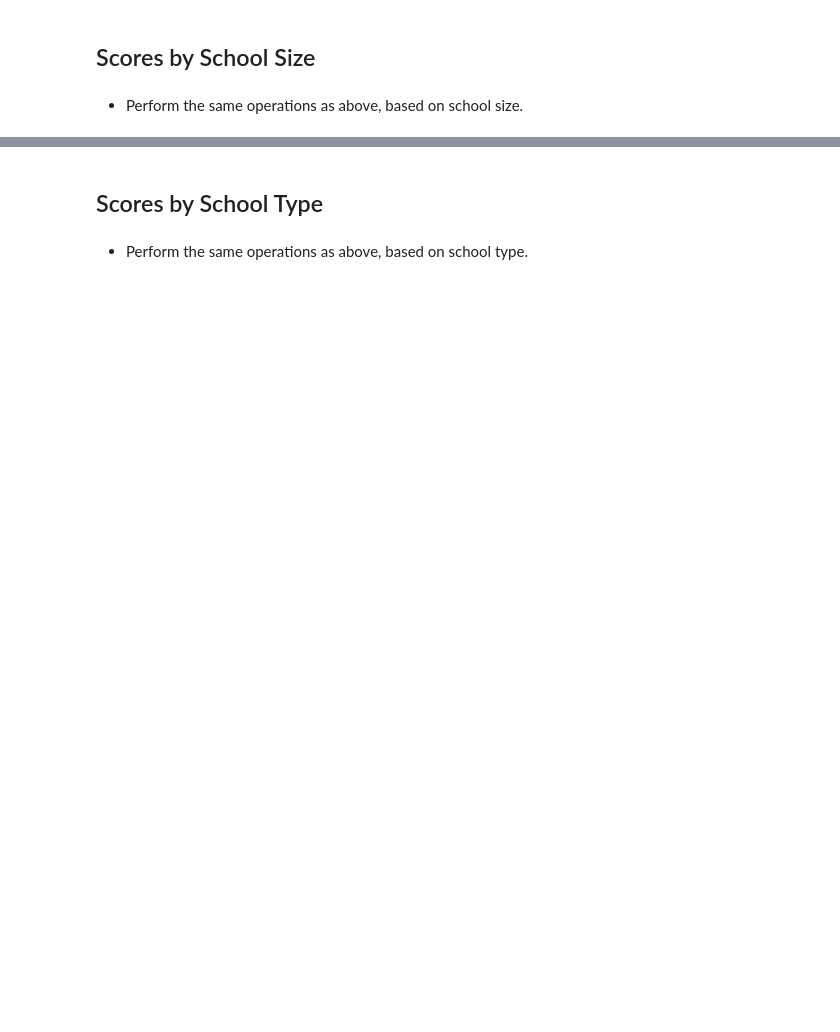
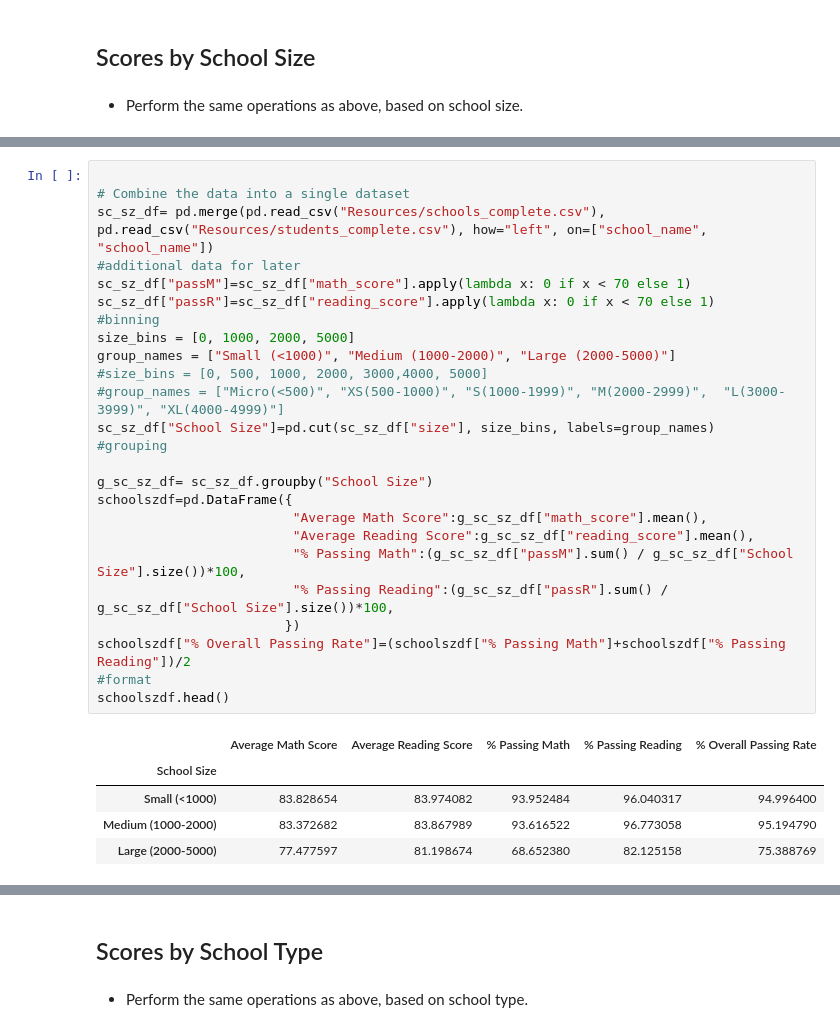
Before and after one commit to hvannia/AcademyOfPy, a Jupyter notebook: PyCitySchools.ipynb, the cells around one changed output, grey strips where cells are left out. Saved outputs shown, nothing was run; the diff lists cells and outputs as text; blank space fills up the shorter version.

```diff
--- a/PyCitySchools.ipynb
+++ b/PyCitySchools.ipynb
@@ -285,0 +294,31 @@ group_names = ["Small (<1000)", "Medium (1000-2000)", "Large (2000-5000)"]
+# %%
+
+# Combine the data into a single dataset
+sc_sz_df= pd.merge(pd.read_csv("Resources/schools_complete.csv"), pd.read_csv("Resources/students_complete.csv"), how="left", on=["school_name", "school_name"])
+#additional data for later
+sc_sz_df["passM"]=sc_sz_df["math_score"].apply(lambda x: 0 if x < 70 else 1)
+sc_sz_df["passR"]=sc_sz_df["reading_score"].apply(lambda x: 0 if x < 70 else 1)
+#binning
+size_bins = [0, 1000, 2000, 5000]
+group_names = ["Small (<1000)", "Medium (1000-2000)", "Large (2000-5000)"]
+#size_bins = [0, 500, 1000, 2000, 3000,4000, 5000]
+#group_names = ["Micro(<500)", "XS(500-1000)", "S(1000-1999)", "M(2000-2999)",  "L(3000-3999)", "XL(4000-4999)"]
+sc_sz_df["School Size"]=pd.cut(sc_sz_df["size"], size_bins, labels=group_names)
+#grouping
+
+g_sc_sz_df= sc_sz_df.groupby("School Size")
+schoolszdf=pd.DataFrame({
+                         "Average Math Score":g_sc_sz_df["math_score"].mean(),
+                         "Average Reading Score":g_sc_sz_df["reading_score"].mean(),
+                         "% Passing Math":(g_sc_sz_df["passM"].sum() / g_sc_sz_df["School Size"].size())*100,
+                         "% Passing Reading":(g_sc_sz_df["passR"].sum() / g_sc_sz_df["School Size"].size())*100,
+                        })
+schoolszdf["% Overall Passing Rate"]=(schoolszdf["% Passing Math"]+schoolszdf["% Passing Reading"])/2
+#format
+schoolszdf.head()
+# %% [output]
+|  | Average Math Score | Average Reading Score | % Passing Math | % Passing Reading | % Overall Passing Rate |
+| School Size |  |  |  |  |  |
+| Small (<1000) | 83.828654 | 83.974082 | 93.952484 | 96.040317 | 94.996400 |
+| Medium (1000-2000) | 83.372682 | 83.867989 | 93.616522 | 96.773058 | 95.194790 |
+| Large (2000-5000) | 77.477597 | 81.198674 | 68.652380 | 82.125158 | 75.388769 |
```
Also changed, not shown: parts of 8 cells of this notebook.
